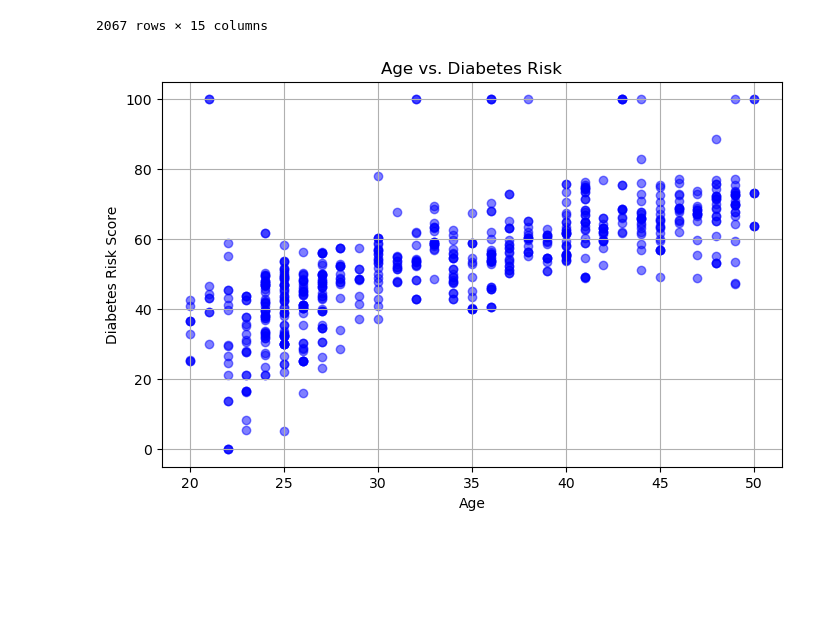
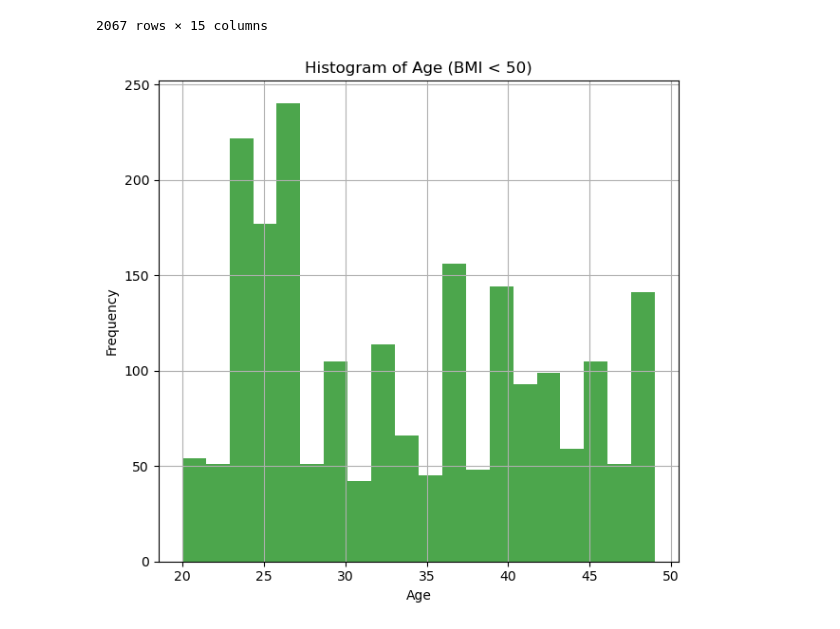
Before and after one commit to IsHaNinfo/FYP_Diabetic_Prediction_Recomandations, a Jupyter notebook: notebook/NoteBooks/Diabetic_Risk_Predictions/EDA_Diaetic_Risk_Prediction.ipynb, the cells around one changed output. Saved outputs shown, nothing was run; the diff lists cells and outputs as text; code cells hidden in the pictures; blank space fills up the shorter version.

```diff
--- a/notebook/NoteBooks/Diabetic_Risk_Predictions/EDA_Diaetic_Risk_Prediction.ipynb
+++ b/notebook/NoteBooks/Diabetic_Risk_Predictions/EDA_Diaetic_Risk_Prediction.ipynb
@@ -536,13 +515,22 @@ df_augmented
 2067 rows × 15 columns
 # %%
 df_augmented.to_csv("../../data/preproccedData/Augmented_PreProccedCommonParameters.csv", index=False)
-# %%
-plt.figure(figsize=(8, 5))
-plt.scatter(df['Age'], df['DiabetesRisk'], color='blue', alpha=0.5)
-plt.xlabel('Age')
-plt.ylabel('Diabetes Risk Score')
-plt.title('Age vs. Diabetes Risk')
-plt.grid(True)
-plt.show()
-# %% [output]
-[figure, removed]
+# %%
+filtered_df = df_augmented[df_augmented['BMI'] < 50]
+
+# Plot Histograms for Age and Blood Pressure
+plt.figure(figsize=(12, 6))
+
+# Histogram for Age
+plt.subplot(1, 2, 1)
+plt.hist(filtered_df['Age'], bins=20, color='green', alpha=0.7)
+plt.xlabel('Age')
+plt.ylabel('Frequency')
+plt.title('Histogram of Age (BMI < 50)')
+plt.grid(True)
+
+
+plt.tight_layout()
+plt.show()
+# %% [output]
+[figure, added]
```
Also changed, not shown: parts of 13 cells of this notebook.
